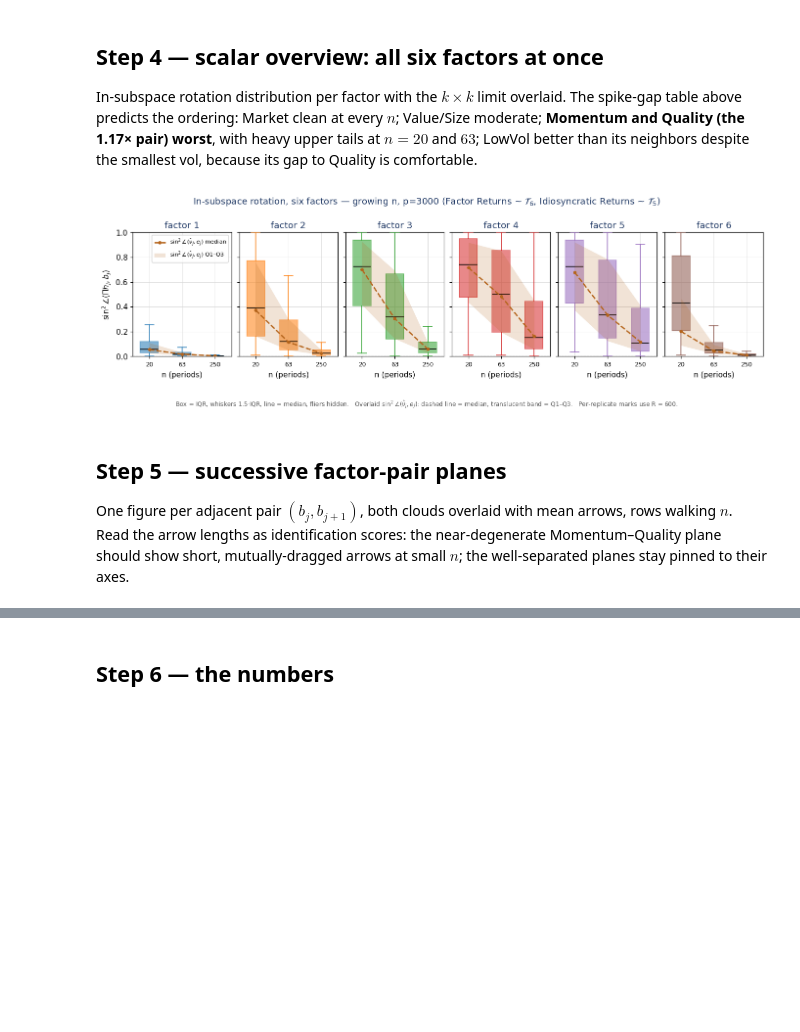
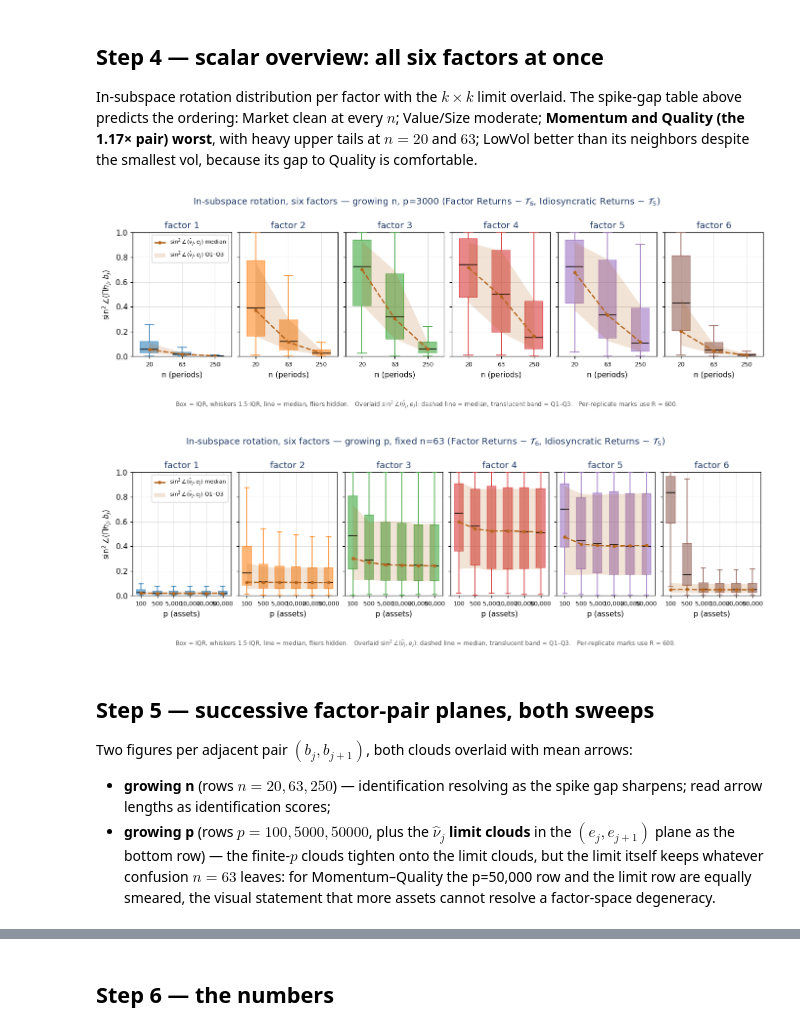
Before and after one commit to nlgac/factor_lab, a Jupyter notebook: ex-7_six_factor_rotation.ipynb, the cells around one changed output, grey strips where cells are left out. Saved outputs shown, nothing was run; the diff lists cells and outputs as text; code cells hidden in the pictures; blank space fills up the shorter version.

```diff
--- a/ex-7_six_factor_rotation.ipynb
+++ b/ex-7_six_factor_rotation.ipynb
@@ -211,10 +223,12 @@ def derive(df):
     return out
 
 
-df_n = derive(df_n)
+df_n, df_p = derive(df_n), derive(df_p)
 
-ident = (df_n["sin2_j"] - df_n["measured_out_of_subspace"]) / (1 - df_n["measured_out_of_subspace"])
-print(f"|sin2_in(coords) − sin2_in(identity)| max = {(df_n['sin2_in'] - ident).abs().max():.2e}")
-print(f"|‖c‖² − (1−oos)| max = "
-      f"{((df_n[HB] ** 2).sum(axis=1) - (1 - df_n['measured_out_of_subspace'])).abs().max():.2e}")
+for nm, d in (("growing-n", df_n), ("growing-p", df_p)):
+    ident = (d["sin2_j"] - d["measured_out_of_subspace"]) / (1 - d["measured_out_of_subspace"])
+    print(f"{nm}: |sin2_in(coords) − sin2_in(identity)| max = "
+          f"{(d['sin2_in'] - ident).abs().max():.2e};  "
+          f"|‖c‖² − (1−oos)| max = "
+          f"{((d[HB] ** 2).sum(axis=1) - (1 - d['measured_out_of_subspace'])).abs().max():.2e}")
 # %% [output]
@@ -229,21 +243,29 @@ moderate; **Momentum and Quality (the 1.17× pair) worst**, with heavy upper tai
 $n=20$ and $63$; LowVol better than its neighbors despite the smallest vol, because its
 gap to Quality is comfortable.
 # %%
-fig, _ = grid(df_n, "n",
-              rows=[Row([BoxDist("sin2_in"),
-                         RefOverlay("rotation", label=r"$\sin^2\angle(\hat\nu_j, e_j)$")],
-                        ylabel=r"$\sin^2\angle(\Pi h_j, b_j)$", ylim=(0, 1), height=1.0)],
-              sharey=True,
-              suptitle=f"In-subspace rotation, six factors — growing n, p=3000 {_TAILS}",
-              out_path=OUT_DIR / "ex7_insub_dist_n")
-show(fig)
+for df, key, lab, stem in ((df_n, "n", "growing n, p=3000", "ex7_insub_dist_n"),
+                           (df_p, "p", "growing p, fixed n=63", "ex7_insub_dist_p")):
+    fig, _ = grid(df, key,
+                  rows=[Row([BoxDist("sin2_in"),
+                             RefOverlay("rotation", label=r"$\sin^2\angle(\hat\nu_j, e_j)$")],
+                            ylabel=r"$\sin^2\angle(\Pi h_j, b_j)$", ylim=(0, 1), height=1.0)],
+                  sharey=True,
+                  suptitle=f"In-subspace rotation, six factors — {lab} {_TAILS}",
+                  out_path=OUT_DIR / stem)
+    show(fig)
 # %% [output]
 [figure]
+[figure, added]
 # %% [markdown]
-## Step 5 — successive factor-pair planes
+## Step 5 — successive factor-pair planes, both sweeps
 
-One figure per adjacent pair $(b_j, b_{j+1})$, both clouds overlaid with mean arrows, rows
-walking $n$. Read the arrow lengths as identification scores: the near-degenerate
-Momentum–Quality plane should show short, mutually-dragged arrows at small $n$; the
-well-separated planes stay pinned to their axes.
+Two figures per adjacent pair $(b_j, b_{j+1})$, both clouds overlaid with mean arrows:
+
+* **growing n** (rows $n = 20, 63, 250$) — identification resolving as the spike gap
+  sharpens; read arrow lengths as identification scores;
+* **growing p** (rows $p = 100, 5000, 50000$, plus the $\hat\nu_j$ **limit clouds** in the
+  $(e_j, e_{j+1})$ plane as the bottom row) — the finite-$p$ clouds tighten onto the limit
+  clouds, but the limit itself keeps whatever confusion $n{=}63$ leaves: for
+  Momentum–Quality the p=50,000 row and the limit row are equally smeared, the visual
+  statement that more assets cannot resolve a factor-space degeneracy.
 # %%
```
Also changed, not shown: parts of 6 cells of this notebook.
